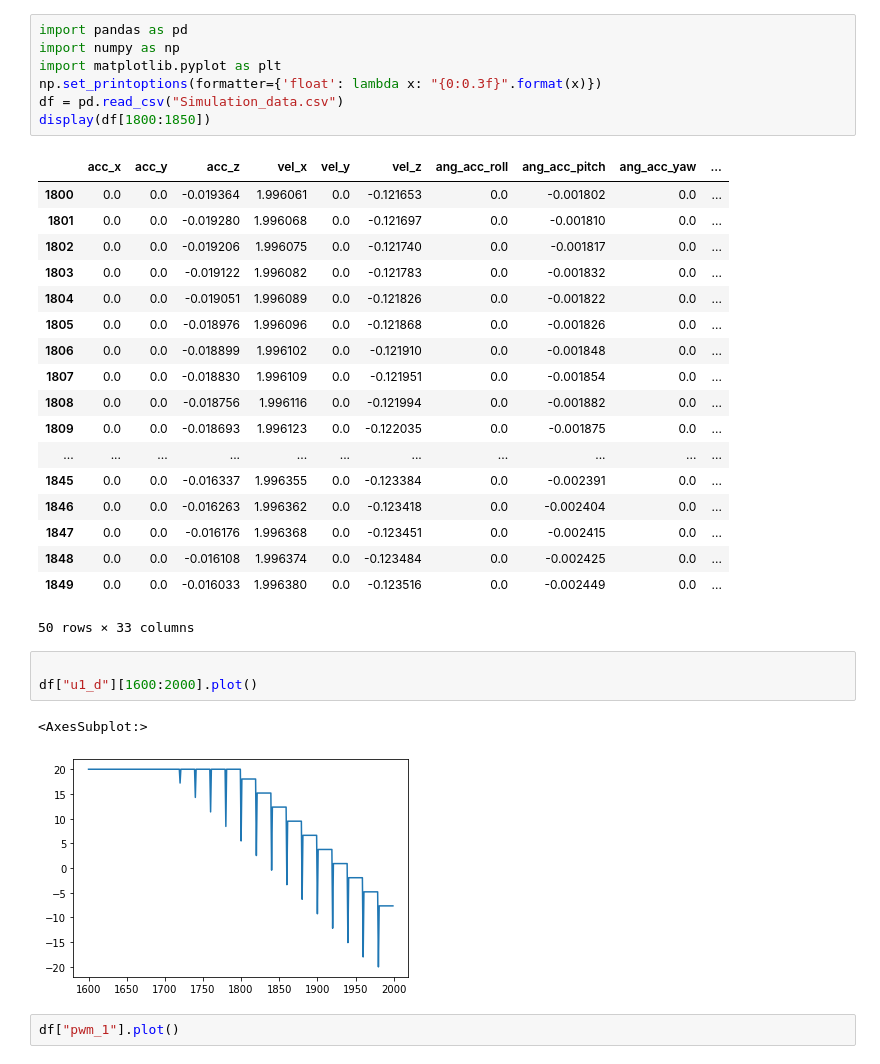
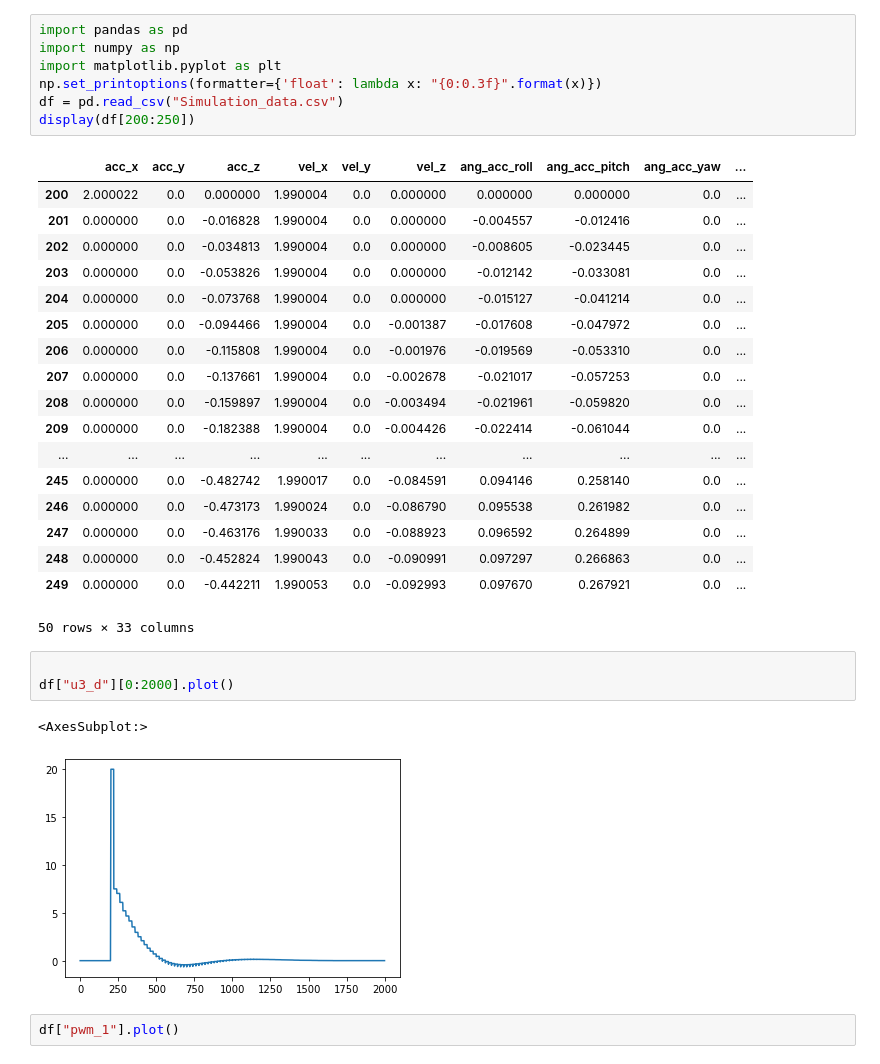
Before and after one commit to frederikt0ft/ROTV-modeling-and-control, a Jupyter notebook: Control/Control_Development.ipynb, the cells around one changed output. Drawn from its saved outputs; the diff is of its cells as text.

```diff
--- a/Control/Control_Development.ipynb
+++ b/Control/Control_Development.ipynb
@@ -4,32 +4,32 @@ import numpy as np
 import matplotlib.pyplot as plt
 np.set_printoptions(formatter={'float': lambda x: "{0:0.3f}".format(x)})
 df = pd.read_csv("Simulation_data.csv")
-display(df[1800:1850])
+display(df[200:250])
 # %% [output]
 |  | acc_x | acc_y | acc_z | vel_x | vel_y | vel_z | ang_acc_roll | ang_acc_pitch | ang_acc_yaw | ... |
-| 1800 | 0.0 | 0.0 | -0.019364 | 1.996061 | 0.0 | -0.121653 | 0.0 | -0.001802 | 0.0 | ... |
-| 1801 | 0.0 | 0.0 | -0.019280 | 1.996068 | 0.0 | -0.121697 | 0.0 | -0.001810 | 0.0 | ... |
-| 1802 | 0.0 | 0.0 | -0.019206 | 1.996075 | 0.0 | -0.121740 | 0.0 | -0.001817 | 0.0 | ... |
-| 1803 | 0.0 | 0.0 | -0.019122 | 1.996082 | 0.0 | -0.121783 | 0.0 | -0.001832 | 0.0 | ... |
-| 1804 | 0.0 | 0.0 | -0.019051 | 1.996089 | 0.0 | -0.121826 | 0.0 | -0.001822 | 0.0 | ... |
-| 1805 | 0.0 | 0.0 | -0.018976 | 1.996096 | 0.0 | -0.121868 | 0.0 | -0.001826 | 0.0 | ... |
-| 1806 | 0.0 | 0.0 | -0.018899 | 1.996102 | 0.0 | -0.121910 | 0.0 | -0.001848 | 0.0 | ... |
-| 1807 | 0.0 | 0.0 | -0.018830 | 1.996109 | 0.0 | -0.121951 | 0.0 | -0.001854 | 0.0 | ... |
-| 1808 | 0.0 | 0.0 | -0.018756 | 1.996116 | 0.0 | -0.121994 | 0.0 | -0.001882 | 0.0 | ... |
-| 1809 | 0.0 | 0.0 | -0.018693 | 1.996123 | 0.0 | -0.122035 | 0.0 | -0.001875 | 0.0 | ... |
+| 200 | 2.000022 | 0.0 | 0.000000 | 1.990004 | 0.0 | 0.000000 | 0.000000 | 0.000000 | 0.0 | ... |
+| 201 | 0.000000 | 0.0 | -0.016828 | 1.990004 | 0.0 | 0.000000 | -0.004557 | -0.012416 | 0.0 | ... |
+| 202 | 0.000000 | 0.0 | -0.034813 | 1.990004 | 0.0 | 0.000000 | -0.008605 | -0.023445 | 0.0 | ... |
+| 203 | 0.000000 | 0.0 | -0.053826 | 1.990004 | 0.0 | 0.000000 | -0.012142 | -0.033081 | 0.0 | ... |
+| 204 | 0.000000 | 0.0 | -0.073768 | 1.990004 | 0.0 | 0.000000 | -0.015127 | -0.041214 | 0.0 | ... |
+| 205 | 0.000000 | 0.0 | -0.094466 | 1.990004 | 0.0 | -0.001387 | -0.017608 | -0.047972 | 0.0 | ... |
+| 206 | 0.000000 | 0.0 | -0.115808 | 1.990004 | 0.0 | -0.001976 | -0.019569 | -0.053310 | 0.0 | ... |
+| 207 | 0.000000 | 0.0 | -0.137661 | 1.990004 | 0.0 | -0.002678 | -0.021017 | -0.057253 | 0.0 | ... |
+| 208 | 0.000000 | 0.0 | -0.159897 | 1.990004 | 0.0 | -0.003494 | -0.021961 | -0.059820 | 0.0 | ... |
+| 209 | 0.000000 | 0.0 | -0.182388 | 1.990004 | 0.0 | -0.004426 | -0.022414 | -0.061044 | 0.0 | ... |
 | ... | ... | ... | ... | ... | ... | ... | ... | ... | ... | ... |
-| 1845 | 0.0 | 0.0 | -0.016337 | 1.996355 | 0.0 | -0.123384 | 0.0 | -0.002391 | 0.0 | ... |
-| 1846 | 0.0 | 0.0 | -0.016263 | 1.996362 | 0.0 | -0.123418 | 0.0 | -0.002404 | 0.0 | ... |
-| 1847 | 0.0 | 0.0 | -0.016176 | 1.996368 | 0.0 | -0.123451 | 0.0 | -0.002415 | 0.0 | ... |
-| 1848 | 0.0 | 0.0 | -0.016108 | 1.996374 | 0.0 | -0.123484 | 0.0 | -0.002425 | 0.0 | ... |
-| 1849 | 0.0 | 0.0 | -0.016033 | 1.996380 | 0.0 | -0.123516 | 0.0 | -0.002449 | 0.0 | ... |
+| 245 | 0.000000 | 0.0 | -0.482742 | 1.990017 | 0.0 | -0.084591 | 0.094146 | 0.258140 | 0.0 | ... |
+| 246 | 0.000000 | 0.0 | -0.473173 | 1.990024 | 0.0 | -0.086790 | 0.095538 | 0.261982 | 0.0 | ... |
+| 247 | 0.000000 | 0.0 | -0.463176 | 1.990033 | 0.0 | -0.088923 | 0.096592 | 0.264899 | 0.0 | ... |
+| 248 | 0.000000 | 0.0 | -0.452824 | 1.990043 | 0.0 | -0.090991 | 0.097297 | 0.266863 | 0.0 | ... |
+| 249 | 0.000000 | 0.0 | -0.442211 | 1.990053 | 0.0 | -0.092993 | 0.097670 | 0.267921 | 0.0 | ... |
 50 rows × 33 columns
 # %%
 
-df["u1_d"][1600:2000].plot()
+df["u3_d"][0:2000].plot()
 # %% [output]
 <AxesSubplot:>
-[figure, old version]
+[figure, new version]
 # %%
 df["pwm_1"].plot()
 # %% [output]
```
Also changed, not shown: 13 other files.
